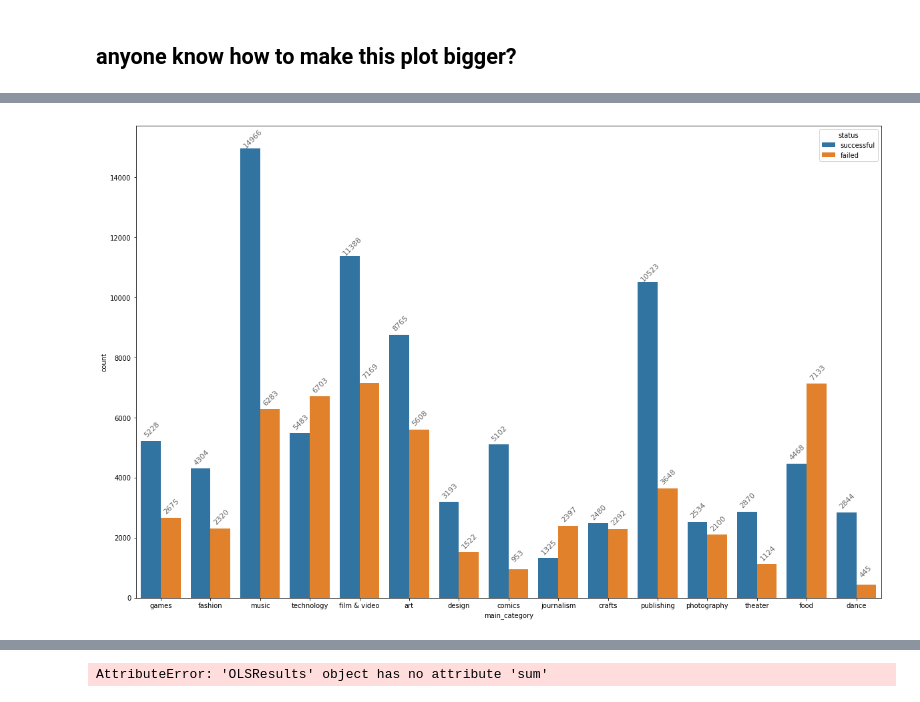
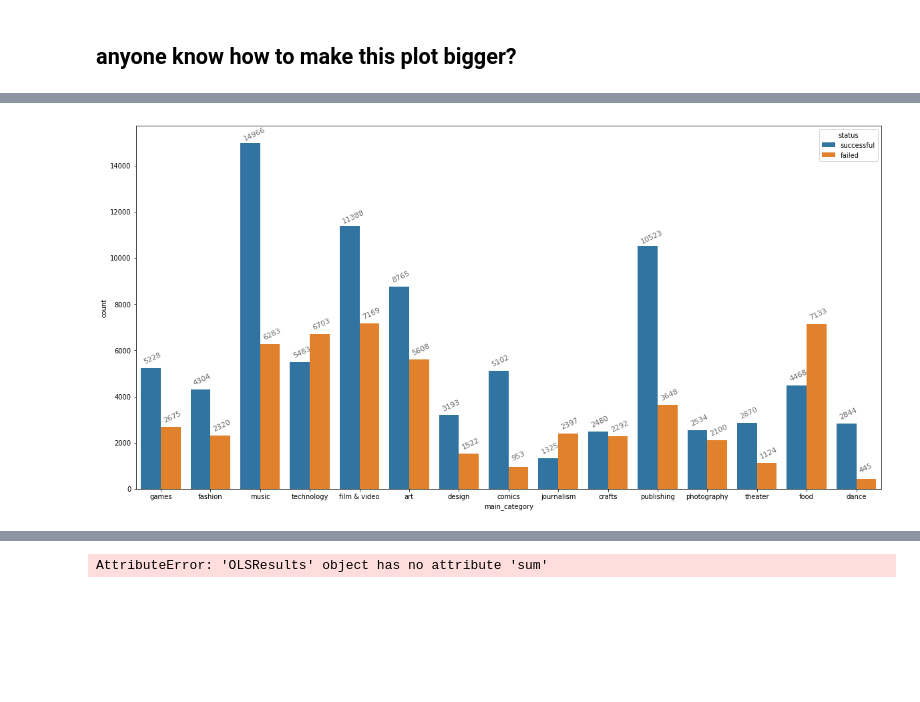
Before and after one commit to krandapus/Projects, a Jupyter notebook: FinalProject.ipynb, the cells around one changed output, grey strips where cells are left out. Cells and saved outputs as stored; diff of their text form; code cells hidden in the pictures; blank space fills up the shorter version.

```diff
--- a/FinalProject.ipynb
+++ b/FinalProject.ipynb
@@ -183,12 +183,12 @@ df_kickstarters.head()
 | 4 | Qto-X, a Tiny Lantern | technology | Gadgets | 2016-11-28 16:35:11 | 2017-01-27 16:35:11 | 60.0 | 30000.0 | Troy | MI | ... |
 | 5 | Aaron McDonnell EP "Follow" | music | Country & Folk | 2014-01-22 18:21:37 | 2014-02-21 18:21:37 | 30.0 | 7500.0 | Seattle | WA | ... |
 # %%
-plt.figure(figsize=(20,13))
+plt.figure(figsize=(20,10))
 ax = sns.countplot(x='main_category',hue='status',data=df_kickstarters)
 
 for i in ax.patches:
     # get_x pulls left or right; get_height pushes up or down
     ax.text(i.get_x()+.04, i.get_height()+500, \
-            str(round((i.get_height()), 2)), fontsize=11, color='dimgrey', rotation=45)
+            str(round((i.get_height()), 2)), fontsize=11, color='dimgrey', rotation=25)
 # %% [output]
-[figure, old version]
+[figure, new version]
```
Also changed, not shown: parts of 4 cells of this notebook.
